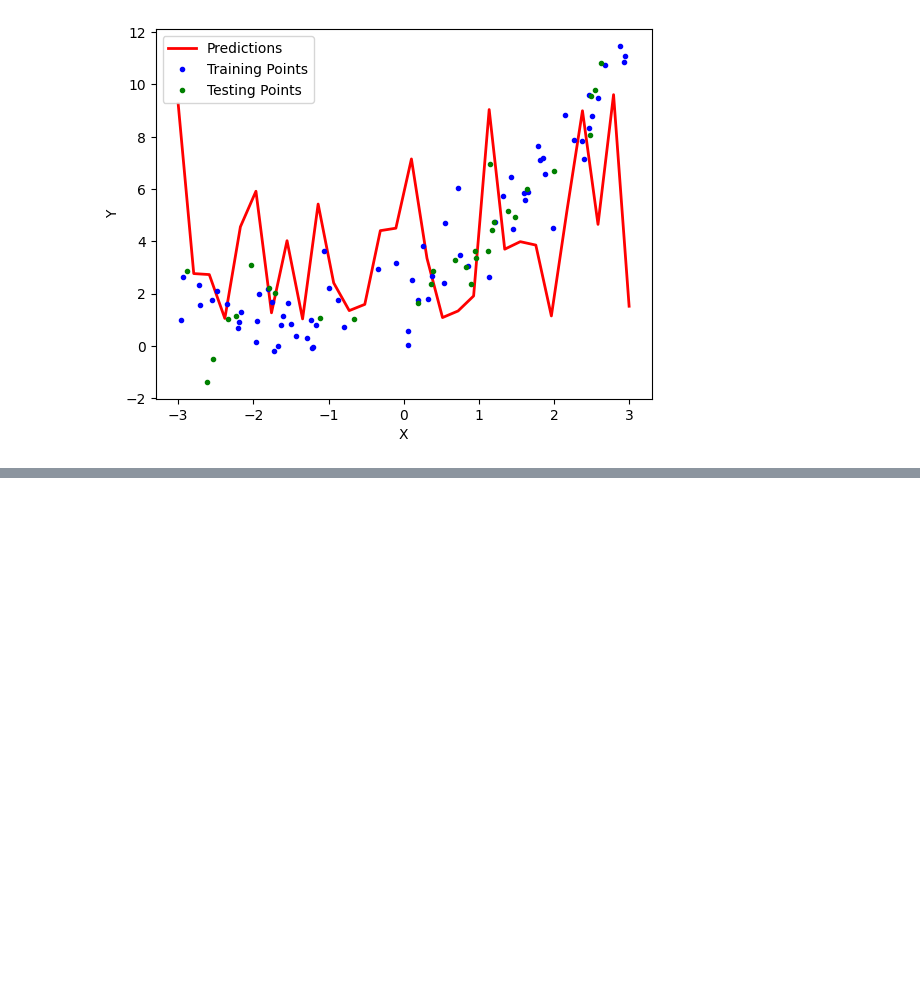
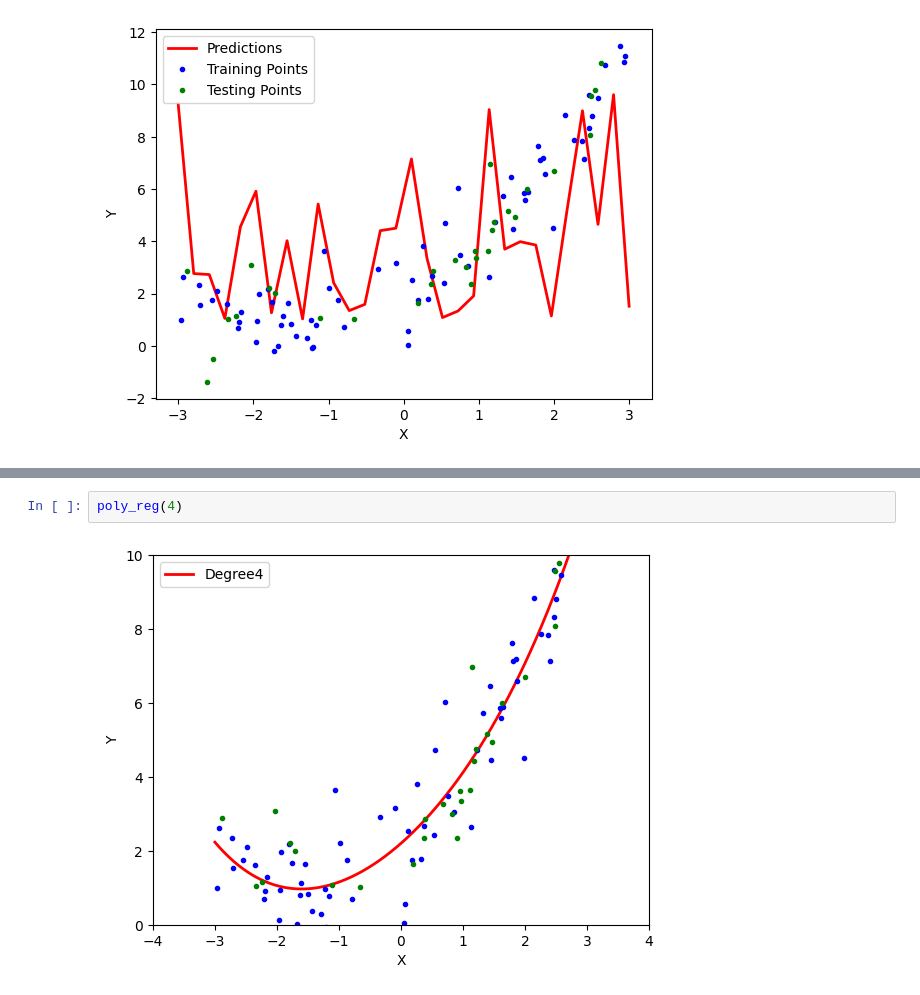
Before and after one commit to hrishabhxcode/Machine-Learning, a Jupyter notebook: Polynomial_Regression.ipynb, the cells around one changed output, grey strips where cells are left out. Drawn from its saved outputs; the diff is of its cells as text; blank space fills up the shorter version.

```diff
--- a/Polynomial_Regression.ipynb
+++ b/Polynomial_Regression.ipynb
@@ -163,0 +198,4 @@ plt.show()
+# %%
+poly_reg(4)
+# %% [output]
+[figure, added]
```
Also changed, not shown: parts of 6 cells of this notebook.
